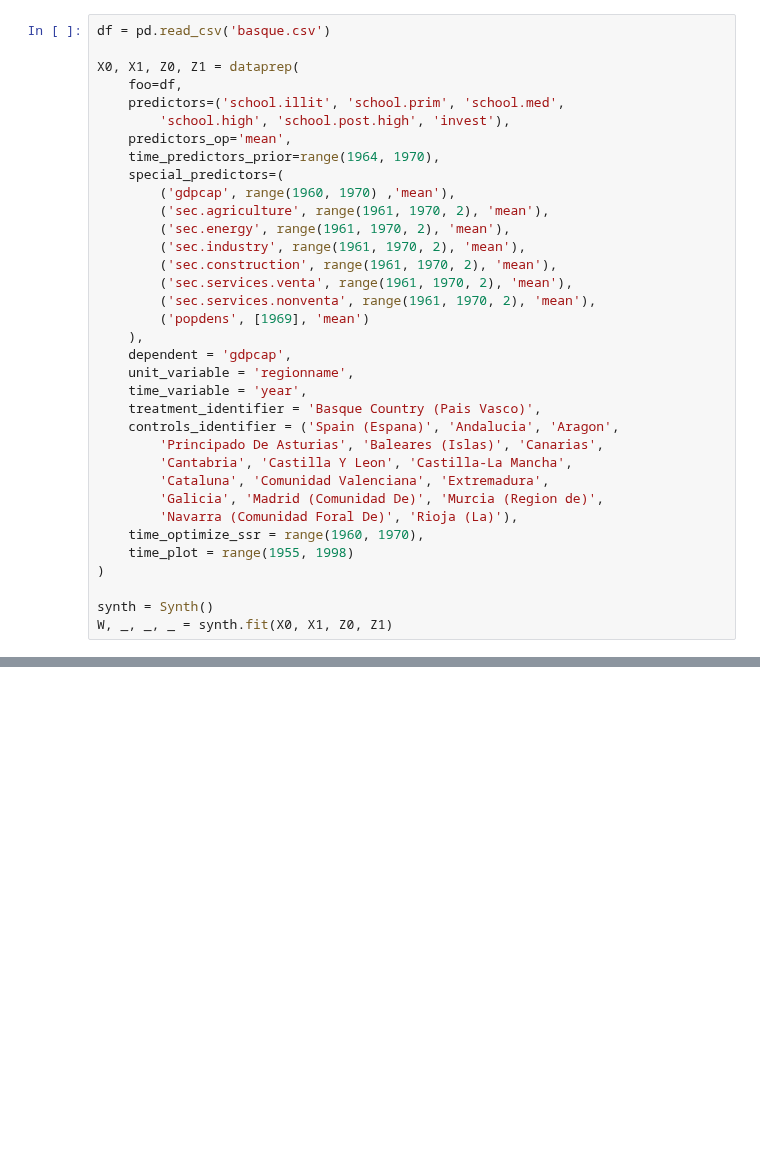
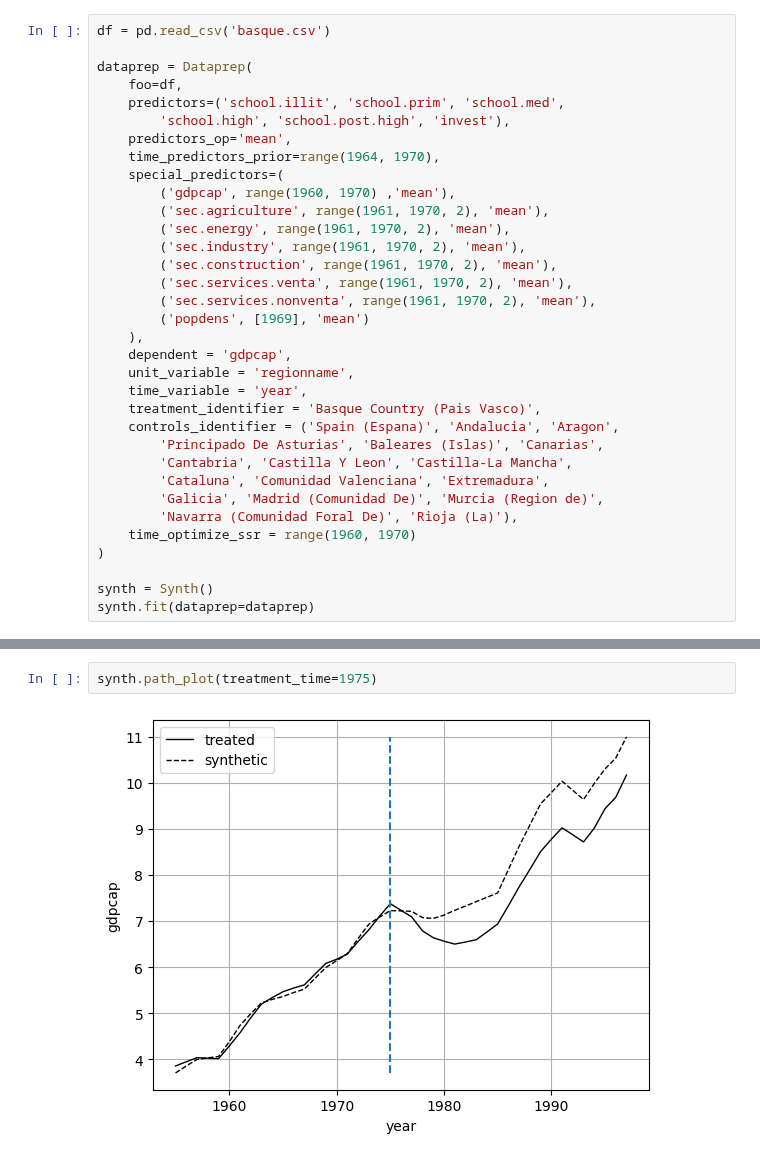
Before and after one commit to sdfordham/pysyncon, a Jupyter notebook: examples/basque.ipynb, the cells around one changed output, grey strips where cells are left out. Saved outputs shown, nothing was run; the diff lists cells and outputs as text; blank space fills up the shorter version.

Commit message:
dataprep to class and add graph methods

```diff
--- a/examples/basque.ipynb
+++ b/examples/basque.ipynb
@@ -4,7 +6,7 @@ from pyaugsynth import dataprep, Synth
 # %%
 df = pd.read_csv('basque.csv')
 
-X0, X1, Z0, Z1 = dataprep(
+dataprep = Dataprep(
     foo=df,
     predictors=('school.illit', 'school.prim', 'school.med',
         'school.high', 'school.post.high', 'invest'),
@@ -30,10 +32,9 @@ X0, X1, Z0, Z1 = dataprep(
         'Cataluna', 'Comunidad Valenciana', 'Extremadura',
         'Galicia', 'Madrid (Comunidad De)', 'Murcia (Region de)',
         'Navarra (Comunidad Foral De)', 'Rioja (La)'),
-    time_optimize_ssr = range(1960, 1970),
-    time_plot = range(1955, 1998)
+    time_optimize_ssr = range(1960, 1970)
 )
 
 synth = Synth()
-W, _, _, _ = synth.fit(X0, X1, Z0, Z1)
+synth.fit(dataprep=dataprep)
 # %%
@@ -45,0 +49,4 @@ Madrid (Comunidad De) 0.149
+# %%
+synth.path_plot(treatment_time=1975)
+# %% [output]
+[figure, added]
```
Also changed, not shown: parts of 3 cells of this notebook, 5 other files.
